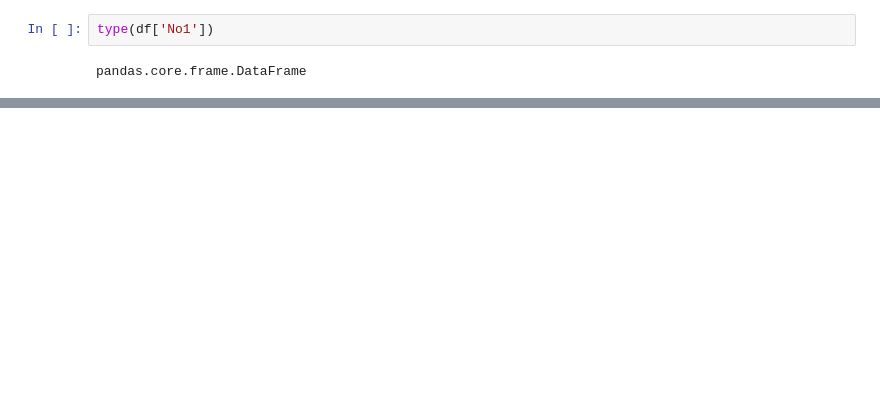
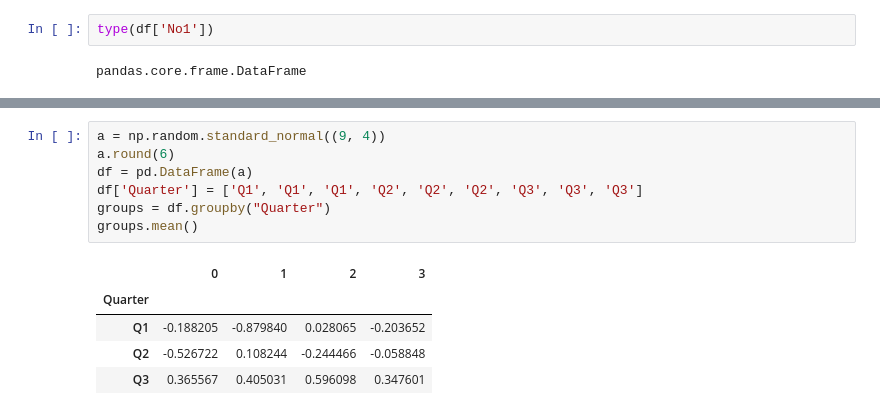
Before and after one commit to KennethWYLee/PythonInFinance, a Jupyter notebook: Ch6 Financial Time Series.ipynb, the cells around one changed output, grey strips where cells are left out. Drawn from its saved outputs; the diff is of its cells as text; blank space fills up the shorter version.

```diff
--- a/Ch6 Financial Time Series.ipynb
+++ b/Ch6 Financial Time Series.ipynb
@@ -329,0 +330,13 @@ Text(0,0.5,'value')
+# %%
+a = np.random.standard_normal((9, 4))
+a.round(6)
+df = pd.DataFrame(a)
+df['Quarter'] = ['Q1', 'Q1', 'Q1', 'Q2', 'Q2', 'Q2', 'Q3', 'Q3', 'Q3']
+groups = df.groupby("Quarter")
+groups.mean()
+# %% [output]
+|  | 0 | 1 | 2 | 3 |
+| Quarter |  |  |  |  |
+| Q1 | -0.188205 | -0.879840 | 0.028065 | -0.203652 |
+| Q2 | -0.526722 | 0.108244 | -0.244466 | -0.058848 |
+| Q3 | 0.365567 | 0.405031 | 0.596098 | 0.347601 |
```
Also changed, not shown: parts of 26 cells of this notebook.
